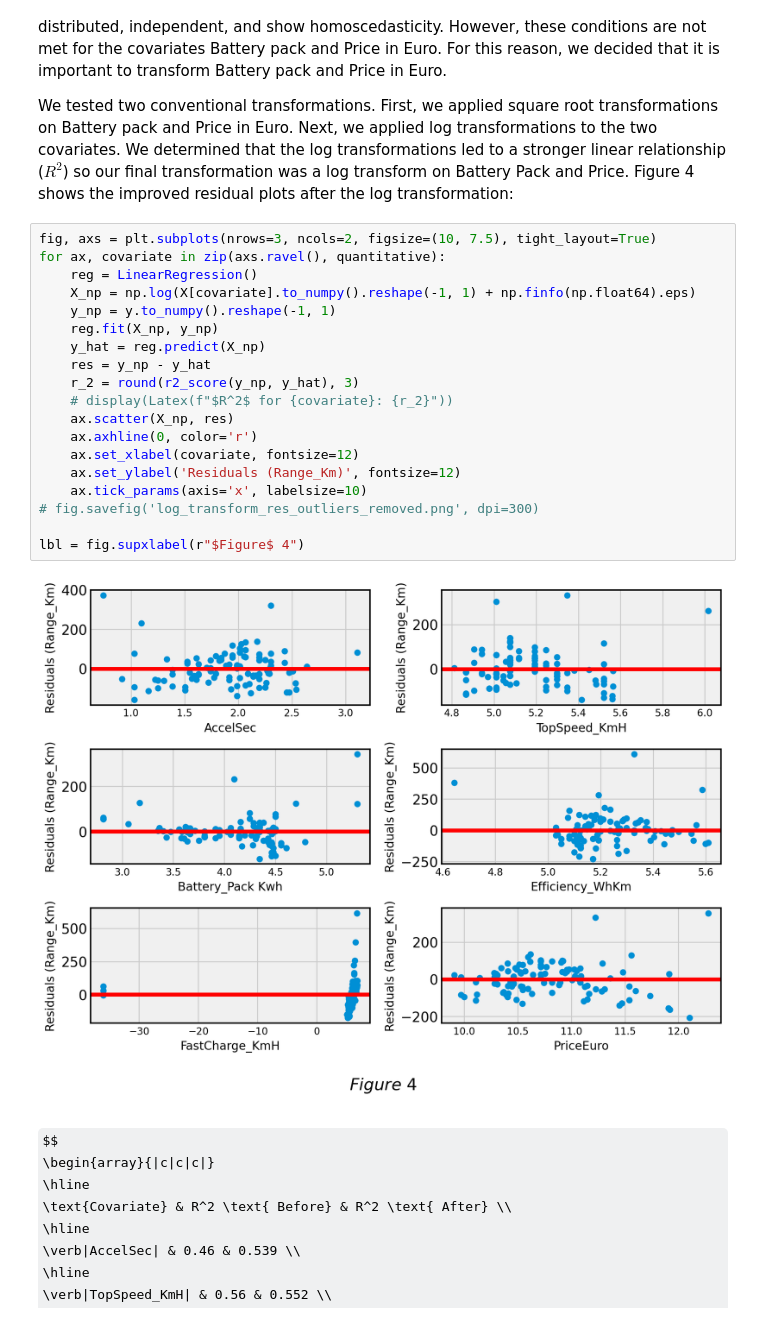
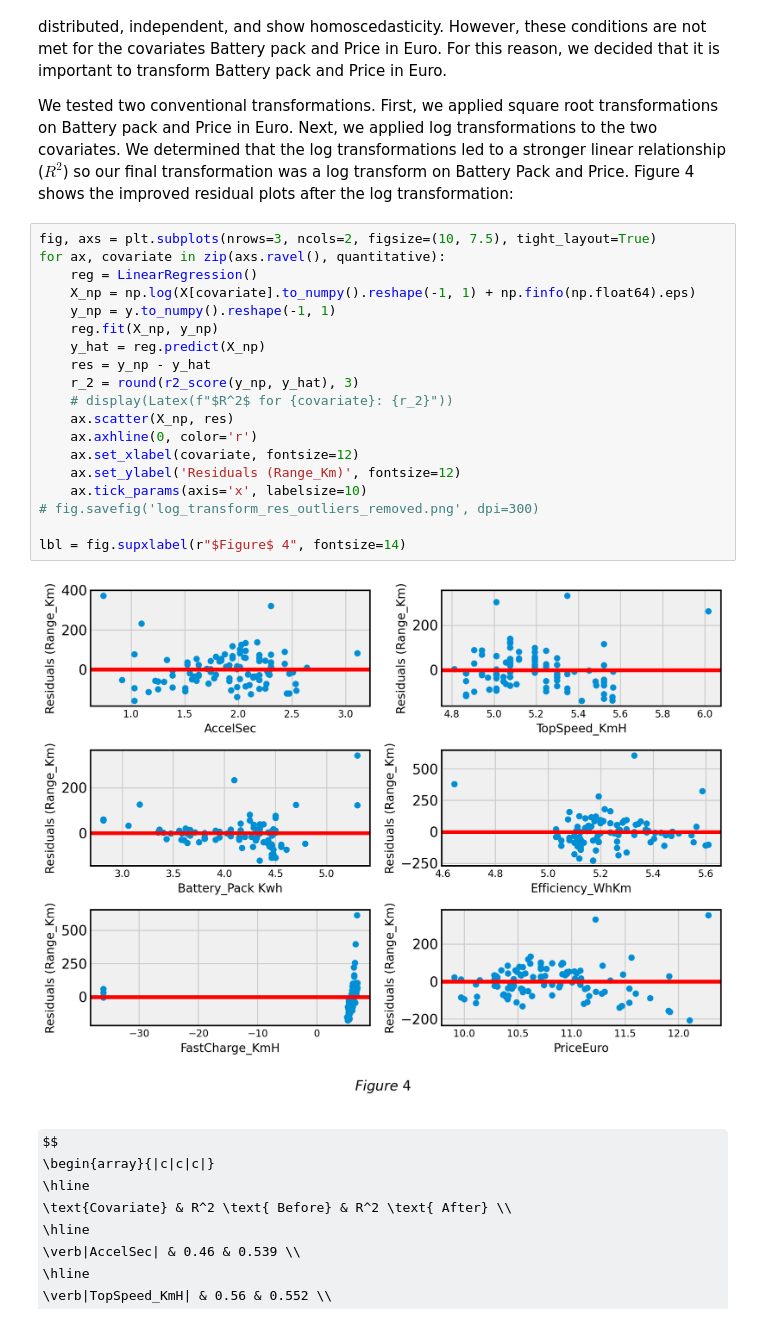
Before and after one commit to lavaman131/EV_range_prediction, a Jupyter notebook: data_loading.ipynb, the cells around one changed output. Drawn from its saved outputs; the diff is of its cells as text; some formulas as TeX source.

```diff
--- a/data_loading.ipynb
+++ b/data_loading.ipynb
@@ -213,24 +213,24 @@ We tested two conventional transformations. First, we applied square root transf
 # %%
 fig, axs = plt.subplots(nrows=3, ncols=2, figsize=(10, 7.5), tight_layout=True)
 for ax, covariate in zip(axs.ravel(), quantitative):
     reg = LinearRegression()
     X_np = np.log(X[covariate].to_numpy().reshape(-1, 1) + np.finfo(np.float64).eps)
     y_np = y.to_numpy().reshape(-1, 1)
     reg.fit(X_np, y_np)
     y_hat = reg.predict(X_np)
     res = y_np - y_hat
     r_2 = round(r2_score(y_np, y_hat), 3)
     # display(Latex(f"$R^2$ for {covariate}: {r_2}"))
     ax.scatter(X_np, res)
     ax.axhline(0, color='r')
     ax.set_xlabel(covariate, fontsize=12)
     ax.set_ylabel('Residuals (Range_Km)', fontsize=12)
     ax.tick_params(axis='x', labelsize=10)
 # fig.savefig('log_transform_res_outliers_removed.png', dpi=300)
 
-lbl = fig.supxlabel(r"$Figure$ 4")
+lbl = fig.supxlabel(r"$Figure$ 4", fontsize=14)
 # %% [output]
-[figure, old version]
+[figure, new version]
 # %% [markdown]
 $$
 \begin{array}{|c|c|c|}
```
Also changed, not shown: parts of 6 cells of this notebook, 2 other files.
